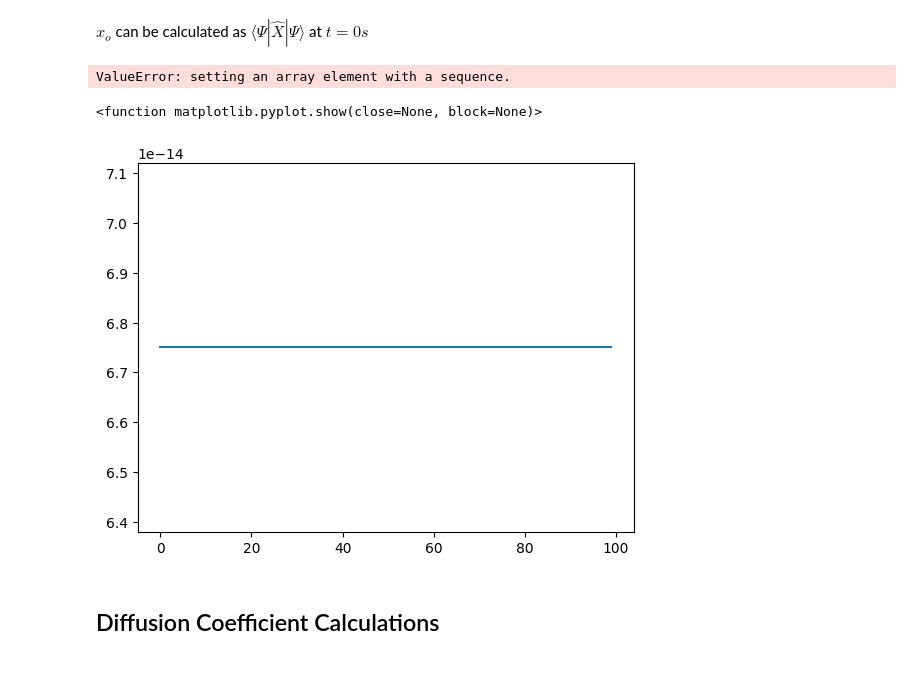
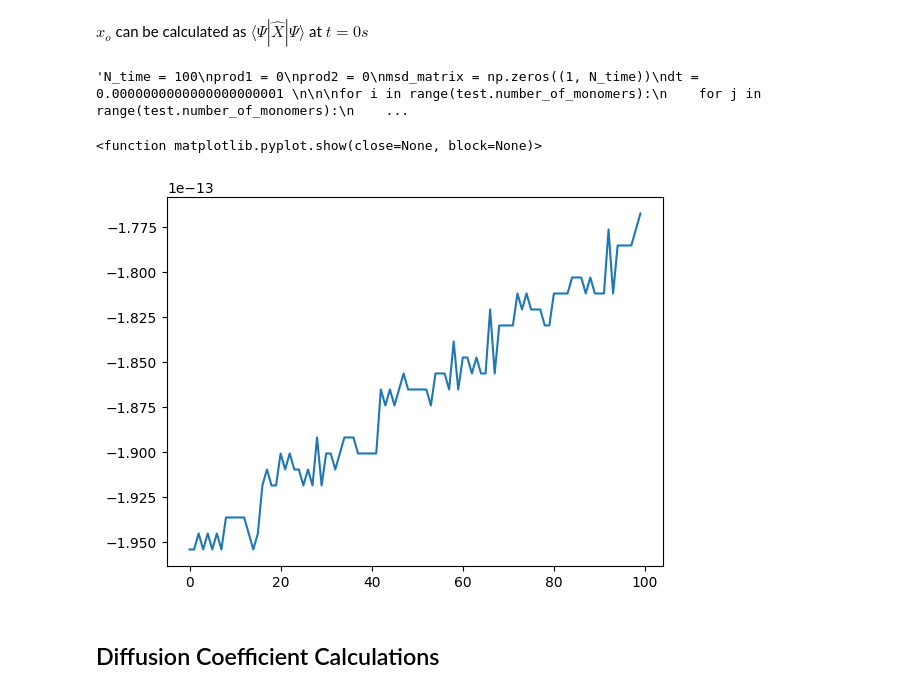
Before and after one commit to FoleyLab/wptherml, a Jupyter notebook: examples/Exciton_dynamics_animation.ipynb, the cells around one changed output. Cells and saved outputs as stored; diff of their text form; code cells hidden in the pictures.

```diff
--- a/examples/Exciton_dynamics_animation.ipynb
+++ b/examples/Exciton_dynamics_animation.ipynb
@@ -115,11 +115,11 @@ $$ \langle{\Psi}|(\hat{X}-x_o)^2|\Psi\rangle = \langle{\Psi}|\hat{X}^2|\Psi\rang
 # %% [markdown]
 $ x_o $ can be calculated as $ \langle{\Psi}|\hat{X}|\Psi\rangle $ at $ t = 0 s $
 # %%
-N_time = 100
+"""N_time = 100
 prod1 = 0
 prod2 = 0
 msd_matrix = np.zeros((1, N_time))
-dt = 0.000000000000001
+dt = 0.0000000000000000000001
 
 
 for i in range(test.number_of_monomers):
@@ -130,33 +130,32 @@ for i in range(test.number_of_monomers):
             c_vector = test._rk_exciton(dt)
             prod1 += np.conj(c_vector[i] * test.phi[:,i]) * test.x ** 2 * c_vector[j] * test.phi[:,j]
             prod2 += np.conj(c_vector[i] * test.phi[:,i]) * test.x * c_vector[j] * test.phi[:,j]
-            msd_matrix[0,k] = np.trapz(prod1, test.x) - 2 * x_o * np.trapz(prod2, test.x) + x_o ** 2
+            msd_matrix[0,k] = np.trapz(prod1, test.x) - 2 * x_o * np.trapz(prod2, test.x) + x_o ** 2 """
+# %% [output]
+'N_time = 100\nprod1 = 0\nprod2 = 0\nmsd_matrix = np.zeros((1, N_time))\ndt = 0.0000000000000000000001 \n\n\nfor i in range(test.number_of_monomers):\n    for j in range(test.number_of_monomers):\n    ...
 # %%
 N_time = 100
-prod1 = 0
-prod2 = 0
-msd_matrix = np.zeros((1, N_time))
-dt = 0.0000000000000001
-x_o = np.zeros((1, len(test.x)))
+msd_matrix = np.zeros(N_time)
+dt = 0.000000001
+x_o = np.zeros(len(test.x))
+
 
 for i in range(len(test.x)):
     for j in range(test.number_of_monomers):
-        x_o[0,i] = np.trace(test.density_matrix * test.x[i])
+        x_o[i] = np.trace(test.density_matrix * test.x[i])
         for k in range(N_time):
             density_matrix = test._rk_exciton_density_matrix(dt)
             prod1 = np.trace(test.x[i] ** 2 * density_matrix)
             prod2 = np.trace(test.x[i] * density_matrix)
-            msd_matrix[0,k] = prod1 - 2 * x_o[i] * prod2 + x_o[i] ** 2
+            msd_matrix[k] = prod1 - 2 * x_o[i] * prod2 + x_o[i] ** 2
-# %% [output]
-ValueError: setting an array element with a sequence.
 # %%
 x = range(N_time)
-y = msd_matrix[0,:]
+y = msd_matrix[:]
 plt.plot(x, y)
 plt.show
 # %% [output]
 <function matplotlib.pyplot.show(close=None, block=None)>
-[figure, old version]
+[figure, new version]
 # %% [markdown]
 ## Diffusion Coefficient Calculations
 # %%
```
